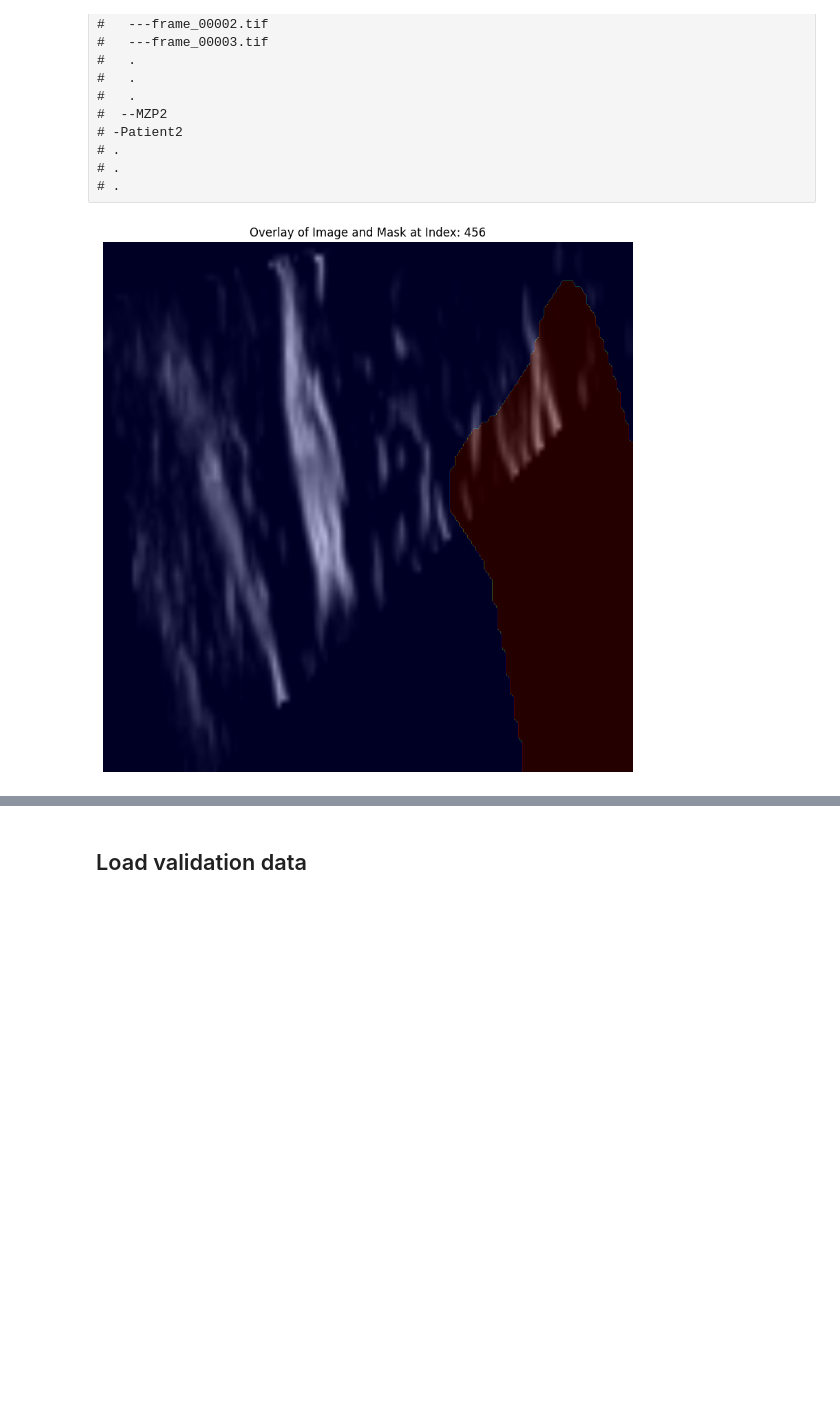
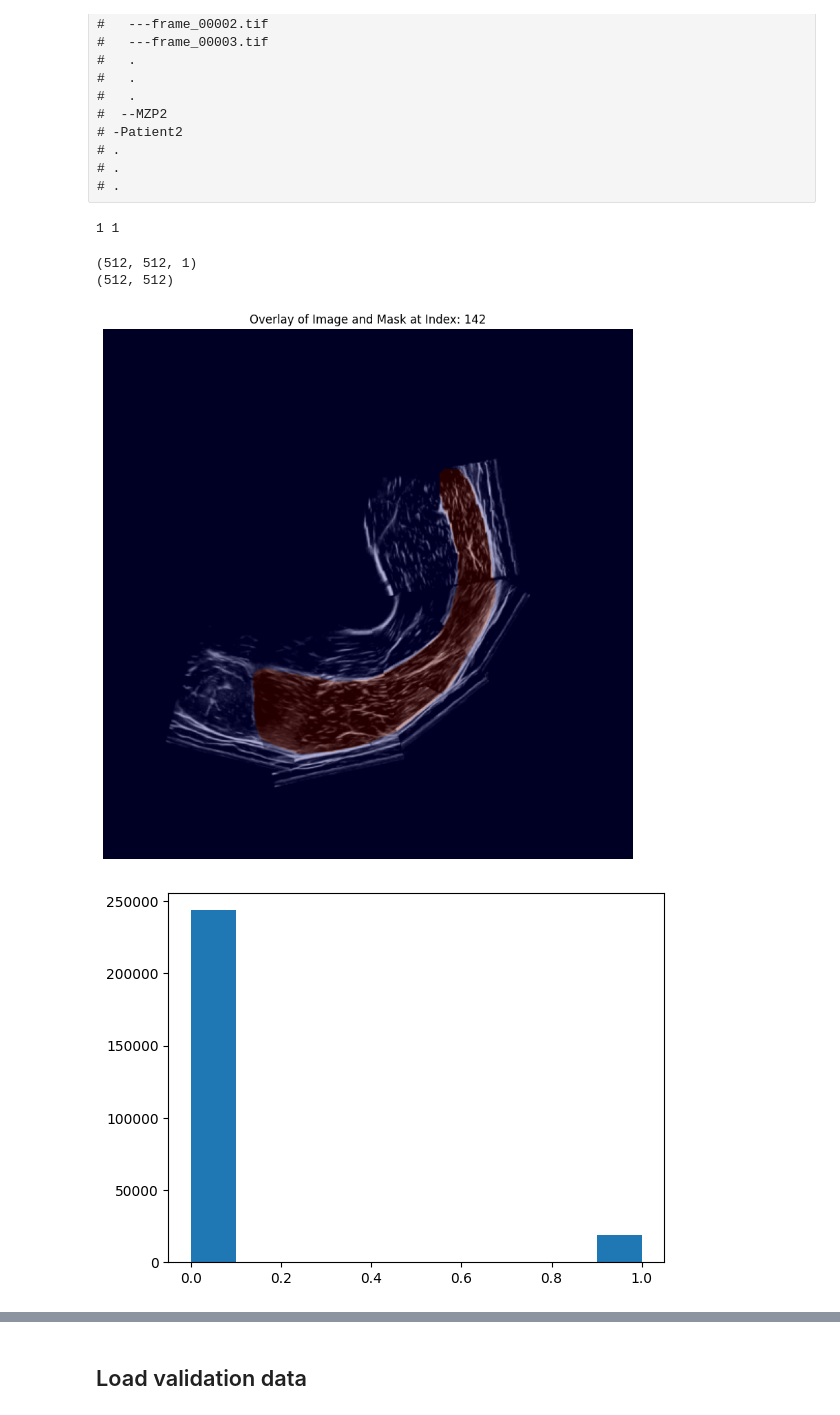
Before and after one commit to dgoncasimao/BA-IFSS, a Jupyter notebook: IFSS_Net-IFSS_conv/IFSS-Net_complex.ipynb, the cells around one changed output, grey strips where cells are left out. Cells and saved outputs as stored; diff of their text form; code cells hidden in the pictures; blank space fills up the shorter version.

```diff
--- a/IFSS_Net-IFSS_conv/IFSS-Net_complex.ipynb
+++ b/IFSS_Net-IFSS_conv/IFSS-Net_complex.ipynb
@@ -1257,8 +1012,8 @@ WARNING:tensorflow:From c:\Users\diego\miniconda3\envs\my-conda-env\Lib\site-pac
 # .
 # %%
 # Define directories for masks and videos
-mask_directory = 'C:/Users/diego/Bac Sport and Computer Science/BA-arbeit/RepoBA/BA-IFSS/data/compact_analyzed_data/mask'
-video_directory = 'C:/Users/diego/Bac Sport and Computer Science/BA-arbeit/RepoBA/BA-IFSS/data/compact_analyzed_data/volume'
+mask_directory = '../data/analyzed_copy/mask'
+video_directory = '../data/analyzed_copy/volume'
 
 sub_vol_size = 3
 last_ind = sub_vol_size-1
@@ -1284,6 +1039,7 @@ for patient_path in glob.glob(os.path.join(mask_directory, "Patient*")):
 
                         mask = cv2.imread(mask_path, 0)
                         mask = cv2.resize(mask, (512, 512))
+                        mask = cv2.dilate(mask , np.ones((2,2), np.uint8), iterations=1)
                         #mask = np.stack((mask, mask), axis=-1)
                         mask = np.clip(np.where(mask>100, mask, 0), 0, 1)
                         mask = np.expand_dims(mask, -1)
@@ -1316,7 +1072,6 @@ for patient_path in glob.glob(os.path.join(video_directory, "Patient*")):
                 frame_dataset = []
 
                 for frame_path in glob.glob(os.path.join(mzp_path,"*.tif")):
-
                         frame = cv2.imread(frame_path, 1)
                         frame = cv2.resize(frame, (512,512))
                         frame = cv2.cvtColor(frame, cv2.COLOR_BGR2GRAY)
@@ -1356,56 +1111,55 @@ for patient_path in glob.glob(os.path.join(video_directory, "Patient*")):
 x_train = image_dataset
 y_train = m_dataset
 
- #print(len(x_train), len(y_train))
+print(len(x_train), len(y_train))
 # Weakly supervised learning
 #x_train = np.array(image_dataset, dtype=object)
 #y_train = mask_dataset_complete
+# %% [output]
+1 1
 # %%
 import matplotlib.pyplot as plt
 import numpy as np
 import random
 
 # Function to plot a random image with its corresponding mask overlay
 def plot_random_image_with_mask_overlay(x_train, y_train):
 
     # Flatten the list of all images and masks for easy random selection
     all_images = [frame for video in x_train for frame in video]
     all_masks = [mask for video in y_train for mask in video if mask is not None]
 
     # Select a random index
     random_index = random.randint(0, min(len(all_images), len(all_masks)) - 1)
 
     # Retrieve the corresponding image and mask
-    random_image = all_images[1]  # Image data
-    random_mask = all_masks[1]    # Mask data
-
-    # Ensure the image is 2D or convert it to 2D
-    if random_image.ndim == 4:  # Case with shape like (3, 512, 512, 1)
-        random_image = random_image[0, ..., 0]  # Take the first frame and remove the last dimension
-    elif random_image.ndim == 3:  # Case with shape like (3, 512, 512)
-        random_image = random_image[0, ...]  # Take the first frame
-
-    # Ensure the mask is 2D (reduce dimensions if needed)
-    if random_mask.ndim == 4:  # Case with shape like (3, 512, 512, 2)
-        random_mask = random_mask[0, ..., 0]  # Select the first channel of the first frame
-    elif random_mask.ndim == 3:  # Case with shape like (512, 512, 2)
-        random_mask = random_mask[..., 0]  # Select the first channel
-
+    random_image = all_images[random_index][1] # Image data
+    random_mask = all_masks[random_index][..., 0][0]    # Mask data
 
     # Plot the image with its mask overlay
     plt.figure(figsize=(10, 10))
     plt.title(f"Overlay of Image and Mask at Index: {random_index}")
 
     # Display the image
     plt.imshow(random_image, cmap='gray')
+    print(random_image.shape)
 
     # Overlay the mask with some transparency
     plt.imshow(random_mask, cmap='jet', alpha=0.3)  # Use 'jet' colormap to highlight the mask
+    print(random_mask.shape)
 
     plt.axis('off')
+    plt.show()
+    plt.hist(random_mask.flatten())
+    plt.show()
+
+    plt.hist(random_image.flatten())
     plt.show()
 
 # Call the function to plot an image with its mask overlay
 plot_random_image_with_mask_overlay(x_train, y_train)
 # %% [output]
+(512, 512, 1)
+(512, 512)
-[figure, old version]
+[figure, new version]
+[figure, added]
```
Also changed, not shown: parts of 18 cells of this notebook, 9 other files.
